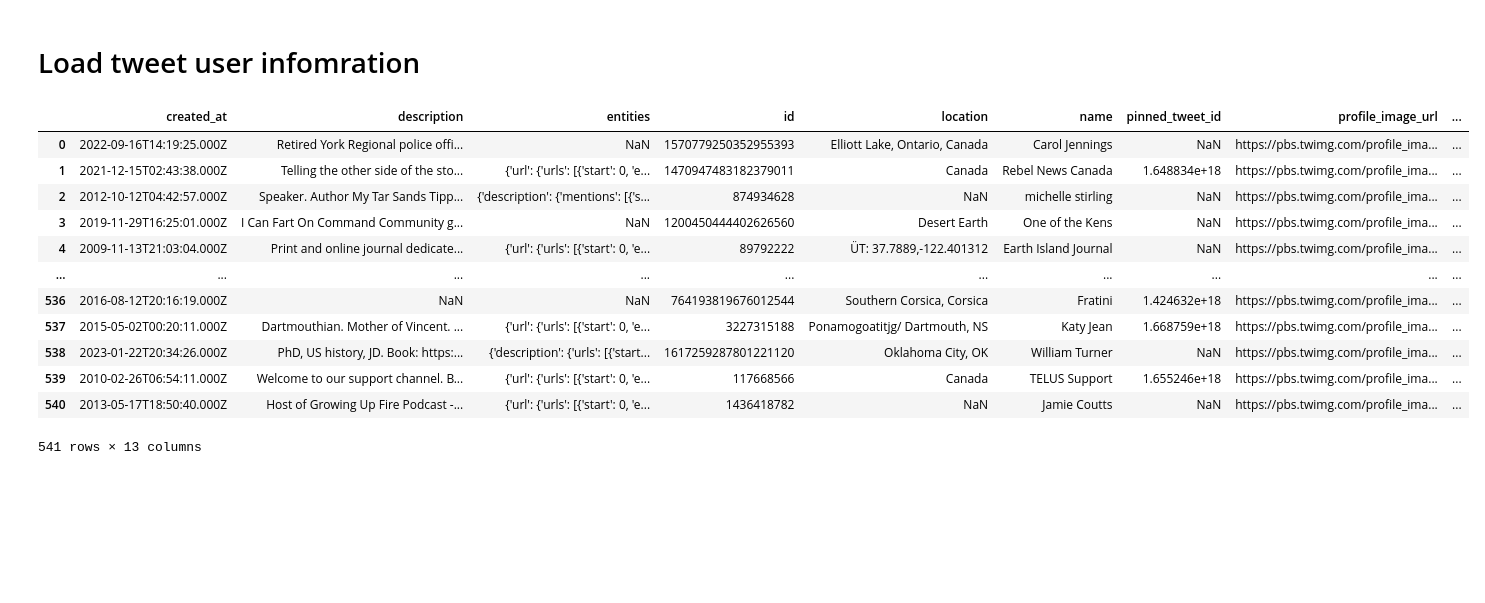
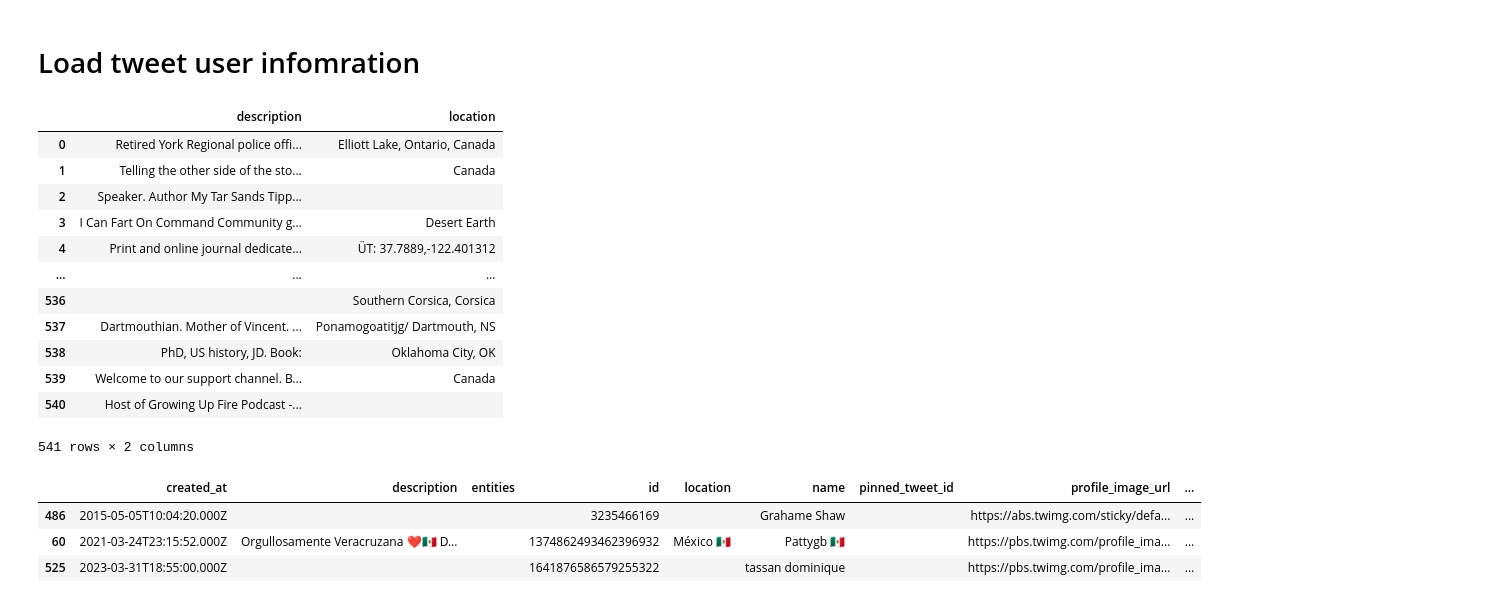
Before and after one commit to gladcolor/Tweet_Geo, a Jupyter notebook: Tweet_Geo.ipynb, the cells around one changed output. Drawn from its saved outputs; the diff is of its cells as text; code cells hidden in the pictures; blank space fills up the shorter version.

```diff
--- a/Tweet_Geo.ipynb
+++ b/Tweet_Geo.ipynb
@@ -1,8 +1,11 @@
 # %%
 import os
+import re
 import pandas as pd
 from IPython.display import display, HTML, Code
 from IPython.display import clear_output
+
+pd.set_option('display.max_colwidth', -1)
 # %%
 import Tweet_Geo_constants as constants
 import helper
@@ -19,20 +22,32 @@ The autoreload extension is already loaded. To reload it, use:
 # Load tweet user infomration
 # %%
 user_CSV = r'.\test\2023-06-02T16_19_47.000Z_2023-06-03T00_57_38.000Z_499_includes_users.csv'
-user_df = pd.read_csv(user_CSV)
+raw_user_df = pd.read_csv(user_CSV)
 
-user_df
+raw_user_df = raw_user_df.fillna("")
+raw_user_df['description'] = raw_user_df['description'].apply(helper.clean_tweet)
+raw_user_df['location'] = raw_user_df['location'].apply(helper.clean_tweet)
+
+
+raw_user_df[['description', 'location']]
 # %% [output]
-|  | created_at | description | entities | id | location | name | pinned_tweet_id | profile_image_url | ... |
-| 0 | 2022-09-16T14:19:25.000Z | Retired York Regional police offi... | NaN | 1570779250352955393 | Elliott Lake, Ontario, Canada | Carol Jennings | NaN | https://pbs.twimg.com/profile_ima... | ... |
-| 1 | 2021-12-15T02:43:38.000Z | Telling the other side of the sto... | {'url': {'urls': [{'start': 0, 'e... | 1470947483182379011 | Canada | Rebel News Canada | 1.648834e+18 | https://pbs.twimg.com/profile_ima... | ... |
-| 2 | 2012-10-12T04:42:57.000Z | Speaker. Author My Tar Sands Tipp... | {'description': {'mentions': [{'s... | 874934628 | NaN | michelle stirling | NaN | https://pbs.twimg.com/profile_ima... | ... |
-| 3 | 2019-11-29T16:25:01.000Z | I Can Fart On Command Community g... | NaN | 1200450444402626560 | Desert Earth | One of the Kens | NaN | https://pbs.twimg.com/profile_ima... | ... |
-| 4 | 2009-11-13T21:03:04.000Z | Print and online journal dedicate... | {'url': {'urls': [{'start': 0, 'e... | 89792222 | ÜT: 37.7889,-122.401312 | Earth Island Journal | NaN | https://pbs.twimg.com/profile_ima... | ... |
-| ... | ... | ... | ... | ... | ... | ... | ... | ... | ... |
-| 536 | 2016-08-12T20:16:19.000Z | NaN | NaN | 764193819676012544 | Southern Corsica, Corsica | Fratini | 1.424632e+18 | https://pbs.twimg.com/profile_ima... | ... |
-| 537 | 2015-05-02T00:20:11.000Z | Dartmouthian. Mother of Vincent. ... | {'url': {'urls': [{'start': 0, 'e... | 3227315188 | Ponamogoatitjg/ Dartmouth, NS | Katy Jean | 1.668759e+18 | https://pbs.twimg.com/profile_ima... | ... |
-| 538 | 2023-01-22T20:34:26.000Z | PhD, US history, JD. Book: https:... | {'description': {'urls': [{'start... | 1617259287801221120 | Oklahoma City, OK | William Turner | NaN | https://pbs.twimg.com/profile_ima... | ... |
-| 539 | 2010-02-26T06:54:11.000Z | Welcome to our support channel. B... | {'url': {'urls': [{'start': 0, 'e... | 117668566 | Canada | TELUS Support | 1.655246e+18 | https://pbs.twimg.com/profile_ima... | ... |
-| 540 | 2013-05-17T18:50:40.000Z | Host of Growing Up Fire Podcast -... | {'url': {'urls': [{'start': 0, 'e... | 1436418782 | NaN | Jamie Coutts | NaN | https://pbs.twimg.com/profile_ima... | ... |
+|  | description | location |
+| 0 | Retired York Regional police offi... | Elliott Lake, Ontario, Canada |
+| 1 | Telling the other side of the sto... | Canada |
+| 2 | Speaker. Author My Tar Sands Tipp... |  |
+| 3 | I Can Fart On Command Community g... | Desert Earth |
+| 4 | Print and online journal dedicate... | ÜT: 37.7889,-122.401312 |
+| ... | ... | ... |
+| 536 |  | Southern Corsica, Corsica |
+| 537 | Dartmouthian. Mother of Vincent. ... | Ponamogoatitjg/ Dartmouth, NS |
+| 538 | PhD, US history, JD. Book: | Oklahoma City, OK |
+| 539 | Welcome to our support channel. B... | Canada |
+| 540 | Host of Growing Up Fire Podcast -... |  |
-541 rows × 13 columns
+541 rows × 2 columns
+# %%
+user_df
+# %% [output]
+|  | created_at | description | entities | id | location | name | pinned_tweet_id | profile_image_url | ... |
+| 486 | 2015-05-05T10:04:20.000Z |  |  | 3235466169 |  | Grahame Shaw |  | https://abs.twimg.com/sticky/defa... | ... |
+| 60 | 2021-03-24T23:15:52.000Z | Orgullosamente Veracruzana ❤️🇲🇽 D... |  | 1374862493462396932 | México 🇲🇽 | Pattygb 🇲🇽 |  | https://pbs.twimg.com/profile_ima... | ... |
+| 525 | 2023-03-31T18:55:00.000Z |  |  | 1641876586579255322 |  | tassan dominique |  | https://pbs.twimg.com/profile_ima... | ... |
```
Also changed, not shown: parts of 4 cells of this notebook, 3 other files.
